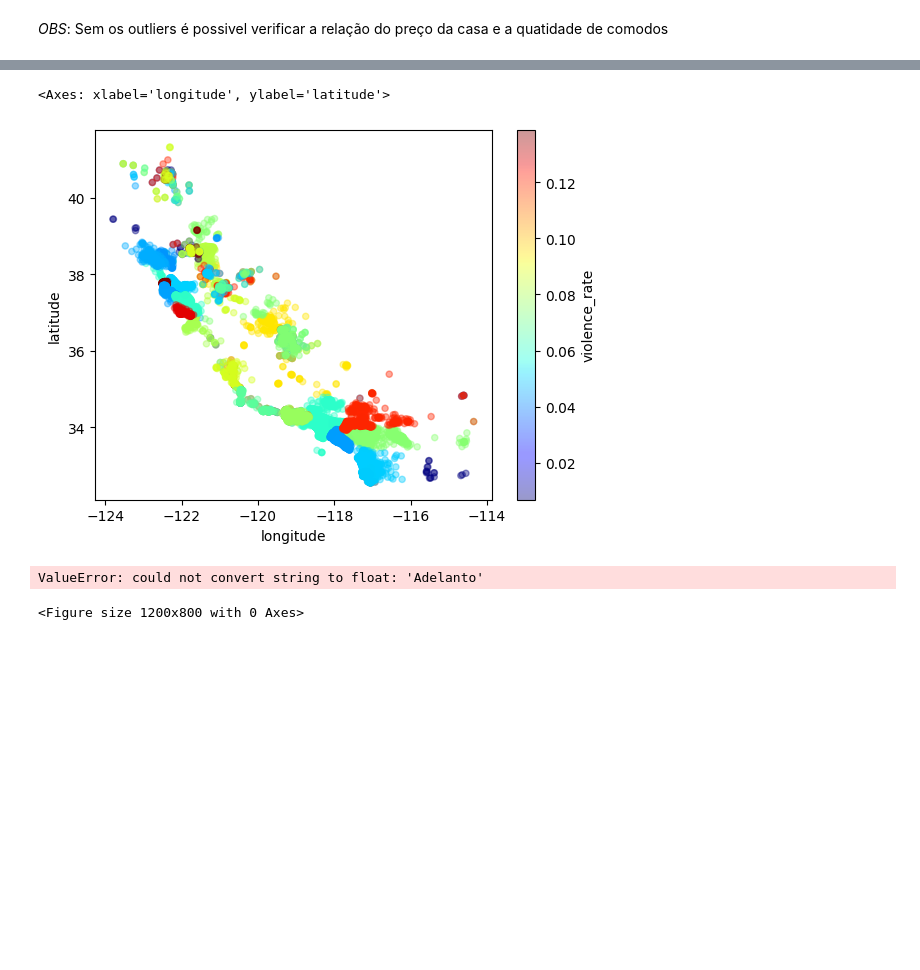
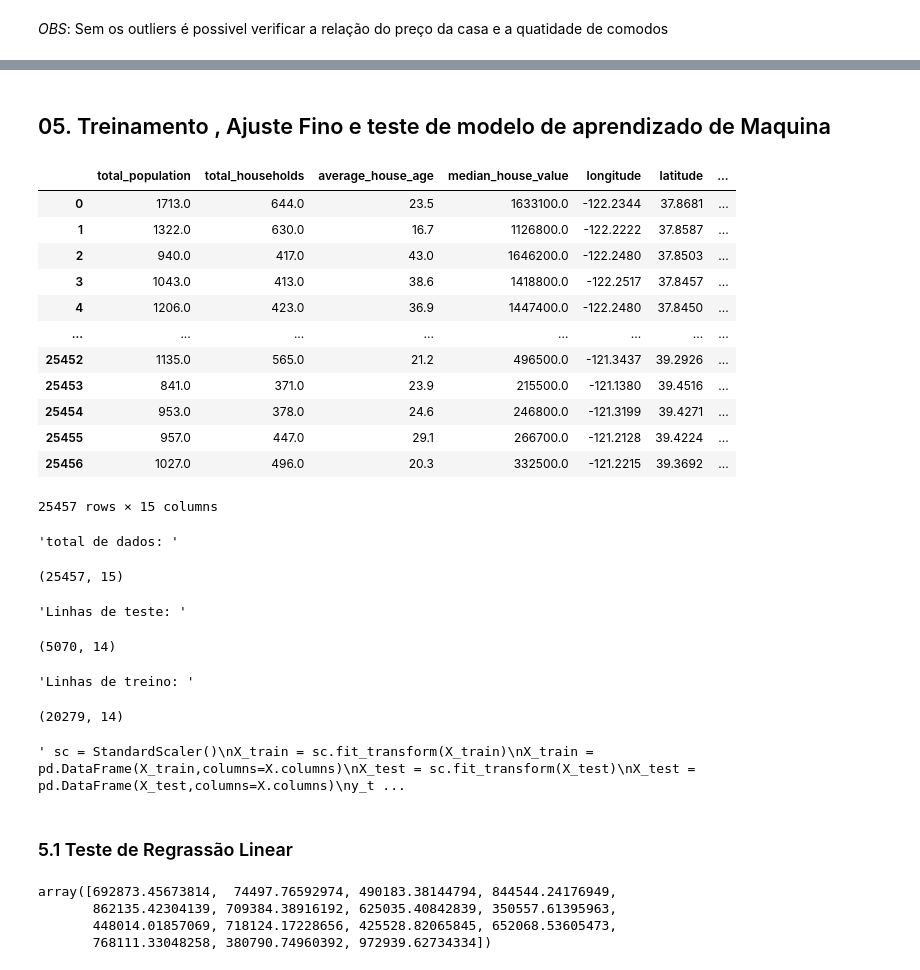
Before and after one commit to christhiangoncalves/Calculo_de_Preco_Casas_California, a Jupyter notebook: California_house_Price.ipynb, the cells around one changed output, grey strips where cells are left out. Cells and saved outputs as stored; diff of their text form; code cells hidden in the pictures; blank space fills up the shorter version.

```diff
--- a/California_house_Price.ipynb
+++ b/California_house_Price.ipynb
@@ -478,6 +474,2 @@ sns.jointplot(data=df,x='median_house_value',y='median_rooms',kind='reg')
 # %% [markdown]
 *OBS*: Sem os outliers é possivel verificar a relação do preço da casa e a quatidade de comodos
-# %%
-#retirando outliers
-df_merged_h_c.drop(df_merged_h_c[df_merged_h_c['total_rooms_/_total_households']>20].index.to_list(),axis=0,inplace=True)
-df_merged_h_c.shape()
@@ -491,11 +478,24 @@ df_merged_h_c.plot(kind='scatter', x='longitude', y='latitude',alpha=0.4,c='medi
 # %%
-df_merged_h_c.plot(kind='scatter', x='longitude', y='latitude',alpha=0.4,c='violence_rate',cmap=plt.get_cmap("jet"))
+#df_merged_h_c.plot(kind='scatter', x='longitude', y='latitude',alpha=0.4,c='violence_rate',cmap=plt.get_cmap("jet"))
-# %% [output]
-<Axes: xlabel='longitude', ylabel='latitude'>
-[figure, removed]
-# %%
-plt.figure(figsize=(12,8))
-sns.heatmap(df_crime.corr(),annot=True)
-# %% [output]
-ValueError: could not convert string to float: 'Adelanto'
-<Figure size 1200x800 with 0 Axes>
+# %% [markdown]
+## 05. Treinamento , Ajuste Fino e teste de modelo de aprendizado de Maquina
+# %%
+
+replace = ['<1H OCEAN','INLAND','ISLAND','NEAR BAY','NEAR OCEAN']
+df_merged_h_c[replace] = df_merged_h_c[replace].replace({True: 1, False: 0})
+
+df_merged_h_c
+# %% [output]
+|  | total_population | total_households | average_house_age | median_house_value | longitude | latitude | ... |
+| 0 | 1713.0 | 644.0 | 23.5 | 1633100.0 | -122.2344 | 37.8681 | ... |
+| 1 | 1322.0 | 630.0 | 16.7 | 1126800.0 | -122.2222 | 37.8587 | ... |
+| 2 | 940.0 | 417.0 | 43.0 | 1646200.0 | -122.2480 | 37.8503 | ... |
+| 3 | 1043.0 | 413.0 | 38.6 | 1418800.0 | -122.2517 | 37.8457 | ... |
+| 4 | 1206.0 | 423.0 | 36.9 | 1447400.0 | -122.2480 | 37.8450 | ... |
+| ... | ... | ... | ... | ... | ... | ... | ... |
+| 25452 | 1135.0 | 565.0 | 21.2 | 496500.0 | -121.3437 | 39.2926 | ... |
+| 25453 | 841.0 | 371.0 | 23.9 | 215500.0 | -121.1380 | 39.4516 | ... |
+| 25454 | 953.0 | 378.0 | 24.6 | 246800.0 | -121.3199 | 39.4271 | ... |
+| 25455 | 957.0 | 447.0 | 29.1 | 266700.0 | -121.2128 | 39.4224 | ... |
+| 25456 | 1027.0 | 496.0 | 20.3 | 332500.0 | -121.2215 | 39.3692 | ... |
+25457 rows × 15 columns
@@ -501,0 +510,32 @@ ValueError: could not convert string to float: 'Adelanto'
+# %%
+display("total de dados: ",df_merged_h_c.shape,"Linhas de teste: ", X_test.shape,"Linhas de treino: ", X_train.shape)
+# %% [output]
+'total de dados: '
+(25457, 15)
+'Linhas de teste: '
+(5070, 14)
+'Linhas de treino: '
+(20279, 14)
+# %%
+#Escalonando os dados para facilitar o treinamento com StandardScaler
+""" sc = StandardScaler()
+X_train = sc.fit_transform(X_train)
+X_train = pd.DataFrame(X_train,columns=X.columns)
+X_test = sc.fit_transform(X_test)
+X_test = pd.DataFrame(X_test,columns=X.columns)
+y_train """
+# %% [output]
+' sc = StandardScaler()\nX_train = sc.fit_transform(X_train)\nX_train = pd.DataFrame(X_train,columns=X.columns)\nX_test = sc.fit_transform(X_test)\nX_test = pd.DataFrame(X_test,columns=X.columns)\ny_t ...
+# %% [markdown]
+### 5.1 Teste de Regrassão Linear
+# %%
+#treino e teste do modelo de previsão
+ins = LinearRegression()
+ins.fit(X_train,y_train)
+pred = ins.predict(X_test)
+pred[:15]
+# %% [output]
+array([692873.45673814,  74497.76592974, 490183.38144794, 844544.24176949,
+       862135.42304139, 709384.38916192, 625035.40842839, 350557.61395963,
+       448014.01857069, 718124.17228656, 425528.82065845, 652068.53605473,
+       768111.33048258, 380790.74960392, 972939.62734334])
```
Also changed, not shown: parts of 33 cells of this notebook.
